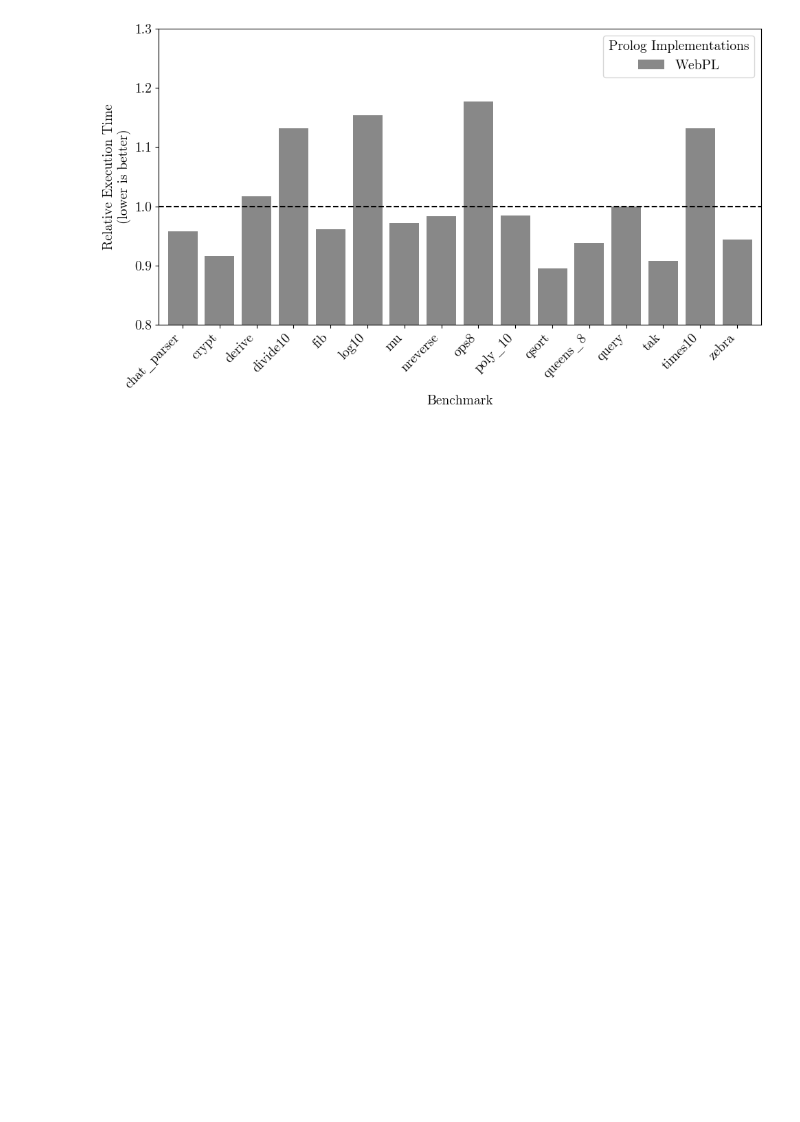
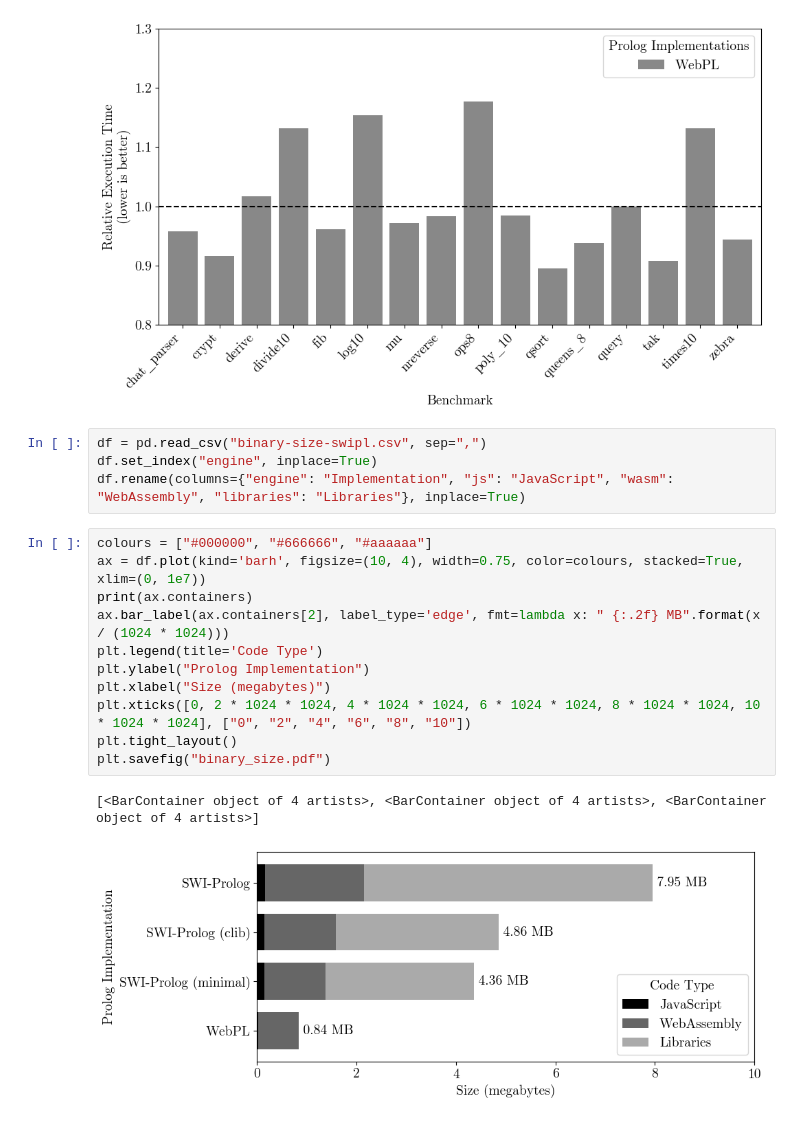
Before and after one commit to w-henderson/WebPL, a Jupyter notebook: docs/dissertation/graphs.ipynb, the cells around one changed output. Drawn from its saved outputs; the diff is of its cells as text; blank space fills up the shorter version.

Commit message:
written about binary size

```diff
--- a/docs/dissertation/graphs.ipynb
+++ b/docs/dissertation/graphs.ipynb
@@ -134,3 +134,21 @@ plt.legend(title='Prolog Implementations')
 plt.savefig("relative_performance_unsafe.pdf")
 # %% [output]
 [figure]
+# %%
+df = pd.read_csv("binary-size-swipl.csv", sep=",")
+df.set_index("engine", inplace=True)
+df.rename(columns={"engine": "Implementation", "js": "JavaScript", "wasm": "WebAssembly", "libraries": "Libraries"}, inplace=True)
+# %%
+colours = ["#000000", "#666666", "#aaaaaa"]
+ax = df.plot(kind='barh', figsize=(10, 4), width=0.75, color=colours, stacked=True, xlim=(0, 1e7))
+print(ax.containers)
+ax.bar_label(ax.containers[2], label_type='edge', fmt=lambda x: " {:.2f} MB".format(x / (1024 * 1024)))
+plt.legend(title='Code Type')
+plt.ylabel("Prolog Implementation")
+plt.xlabel("Size (megabytes)")
+plt.xticks([0, 2 * 1024 * 1024, 4 * 1024 * 1024, 6 * 1024 * 1024, 8 * 1024 * 1024, 10 * 1024 * 1024], ["0", "2", "4", "6", "8", "10"])
+plt.tight_layout()
+plt.savefig("binary_size.pdf")
+# %% [output]
+[<BarContainer object of 4 artists>, <BarContainer object of 4 artists>, <BarContainer object of 4 artists>]
+[figure, added]
```
Also changed, not shown: 6 other files.
